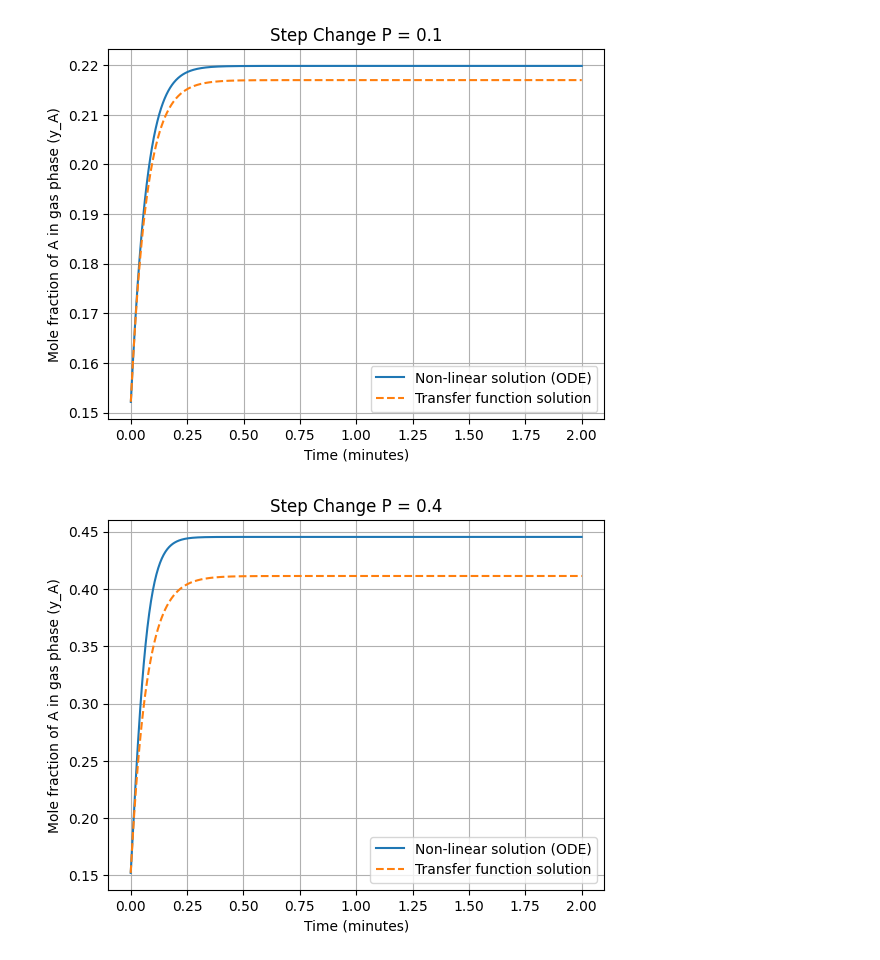
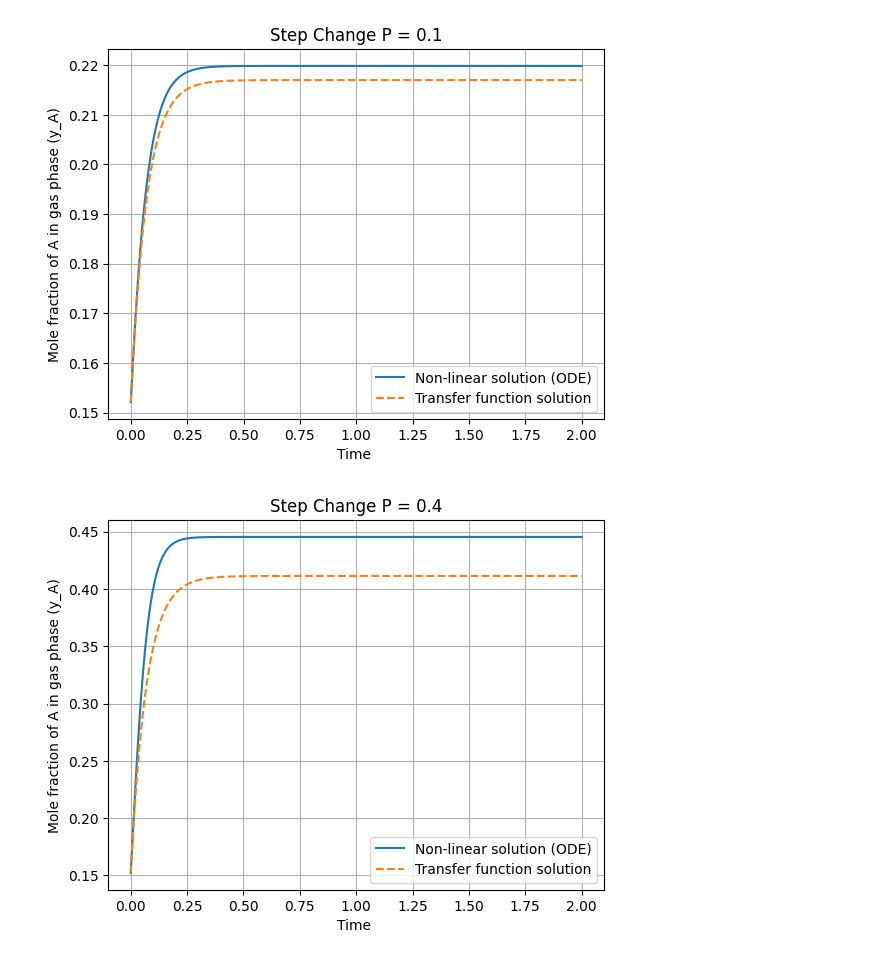
Before and after one commit to HRJ369/CL329, a Jupyter notebook: CL329_coding_ass.ipynb, the cells around one changed output. Cells and saved outputs as stored; diff of their text form; code cells hidden in the pictures.

```diff
--- a/CL329_coding_ass.ipynb
+++ b/CL329_coding_ass.ipynb
@@ -28,39 +28,40 @@ def absorption_ode(t, xa, P):
 
 # Function for the transfer function approach solution
 def transfer_function_solution(t, P):
-    return P * 0.648 * (1 - np.exp(-t / 0.07)) + 0.1522 #adding 0.1522 as we are taking system to be in steady state initially ie at t=0
+    return P * 0.648 * (1 - np.exp(-t / 0.07)) + 0.1522
+    #adding 0.1522 as we are taking system to be in steady state initially ie at t=0
 
 # Initial condition and time span for the ODE solver
 xa0 = xa_steady  # Initial condition (steady state value of xa)
 t_span = (0, 2)  # Time span for integration (minutes)
 t_eval = np.linspace(0, 2, 1000)  # Time points for evaluation
 
 # Step changes in yAi
 P_values = [0.1, 0.4]
 
 for P in P_values:
     # Solve the non-linear ODE with the step change in yAi
     sol = solve_ivp(absorption_ode, t_span, [xa0], args=(P,), t_eval=t_eval, method='LSODA', rtol=1e-8, atol=1e-8)
 
 
     # Get xa(t) and compute ya(t) from xa(t)
     xa_sol = sol.y[0]
     ya_sol = keq * xa_sol**3
 
     # Compute the transfer function solution
     ya_transfer = transfer_function_solution(t_eval, P)
 
     # Plot the results
     plt.figure()
     plt.plot(t_eval, ya_sol, label='Non-linear solution (ODE)')
     plt.plot(t_eval, ya_transfer, label='Transfer function solution', linestyle='--')
-    plt.xlabel('Time (minutes)')
+    plt.xlabel('Time ')
     plt.ylabel('Mole fraction of A in gas phase (y_A)')
     plt.title(f'Step Change P = {P}')
     plt.legend()
     plt.grid(True)
     plt.show()
 # %% [output]
-[figure, old version]
+[figure, new version]
-[figure, old version]
+[figure, new version]
 # %%
```
Also changed, not shown: parts of 3 cells of this notebook.
